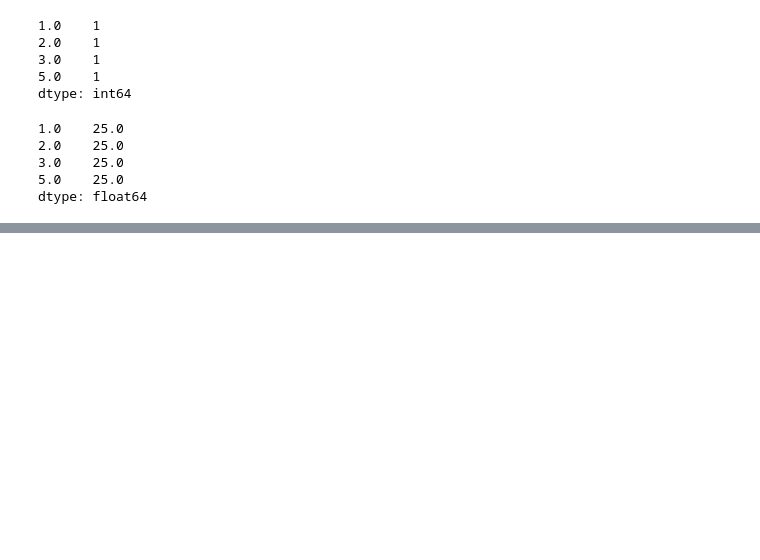
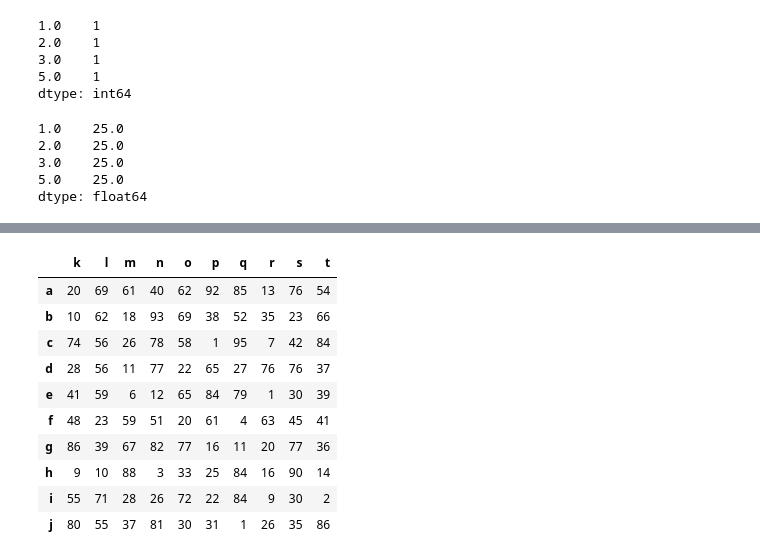
Before and after one commit to chlazaris/pandas_training, a Jupyter notebook: Pandas_Training.ipynb, the cells around one changed output, grey strips where cells are left out. Saved outputs shown, nothing was run; the diff lists cells and outputs as text; code cells hidden in the pictures; blank space fills up the shorter version.

Commit message:
Added notes on dataframe and dataframe operations

```diff
--- a/Pandas_Training.ipynb
+++ b/Pandas_Training.ipynb
@@ -576,0 +671,2 @@ dtype: int64
+# %%
+array = np.random.randint(1, 101, [10, 10])
@@ -576,0 +684,23 @@ dtype: int64
+# %%
+# Get the row labels
+row_labels = ['a','b','c','d','e','f','g','h','i','j']
+# %%
+# Get the column labels
+col_labels = ['k','l','m','n','o','p','q','r','s','t']
+# %%
+# Add the row and column labels to the dataframe
+pd.DataFrame(data = array,
+            index = row_labels,
+            columns = col_labels)
+# %% [output]
+|  | k | l | m | n | o | p | q | r | s | t |
+| a | 20 | 69 | 61 | 40 | 62 | 92 | 85 | 13 | 76 | 54 |
+| b | 10 | 62 | 18 | 93 | 69 | 38 | 52 | 35 | 23 | 66 |
+| c | 74 | 56 | 26 | 78 | 58 | 1 | 95 | 7 | 42 | 84 |
+| d | 28 | 56 | 11 | 77 | 22 | 65 | 27 | 76 | 76 | 37 |
+| e | 41 | 59 | 6 | 12 | 65 | 84 | 79 | 1 | 30 | 39 |
+| f | 48 | 23 | 59 | 51 | 20 | 61 | 4 | 63 | 45 | 41 |
+| g | 86 | 39 | 67 | 82 | 77 | 16 | 11 | 20 | 77 | 36 |
+| h | 9 | 10 | 88 | 3 | 33 | 25 | 84 | 16 | 90 | 14 |
+| i | 55 | 71 | 28 | 26 | 72 | 22 | 84 | 9 | 30 | 2 |
+| j | 80 | 55 | 37 | 81 | 30 | 31 | 1 | 26 | 35 | 86 |
```
Also changed, not shown: parts of 20 cells of this notebook.
